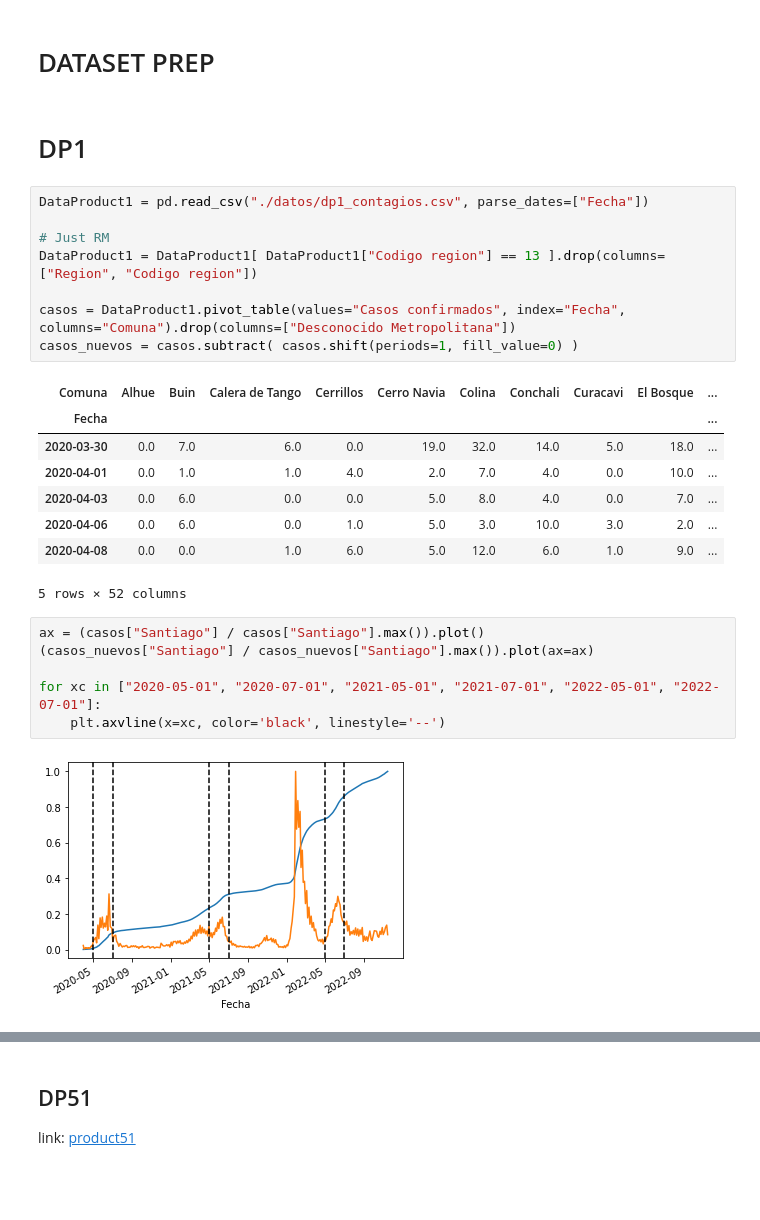
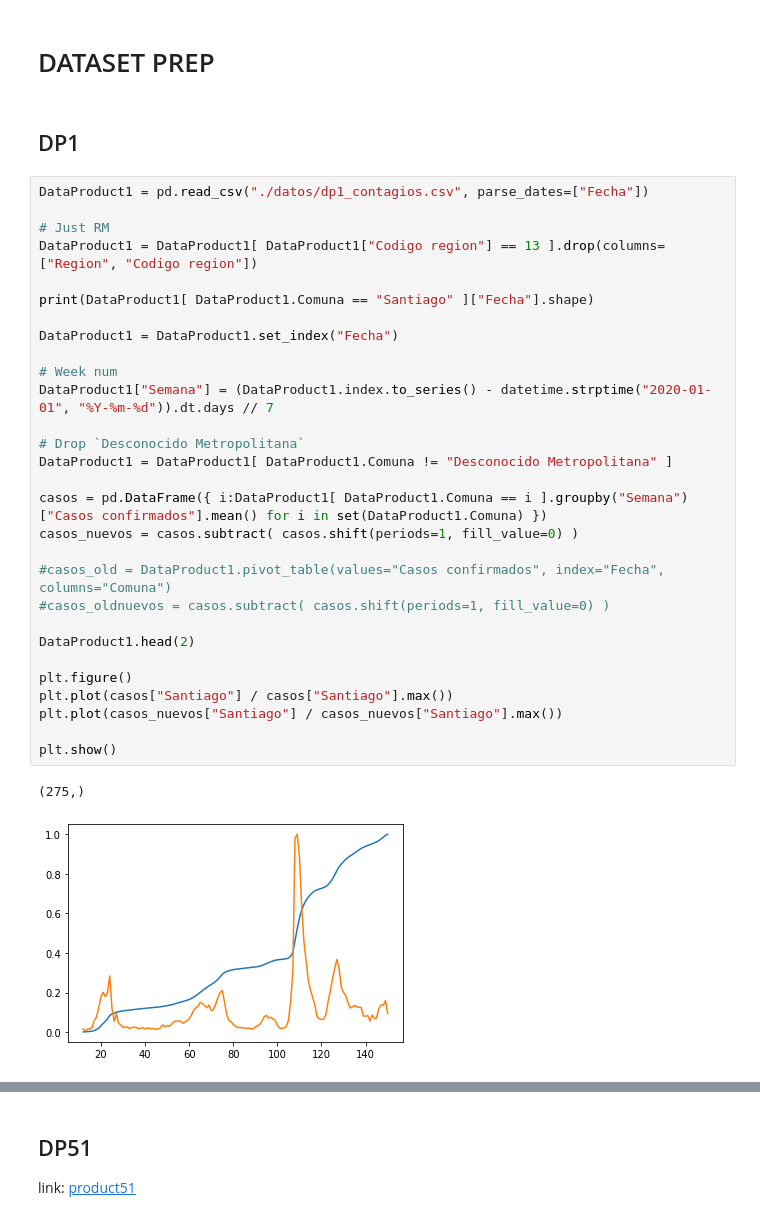
Before and after one commit to tanaxer01/mov-in-covid, a Jupyter notebook: index_calcs.ipynb, the cells around one changed output, grey strips where cells are left out. Saved outputs shown, nothing was run; the diff lists cells and outputs as text; blank space fills up the shorter version.

```diff
--- a/index_calcs.ipynb
+++ b/index_calcs.ipynb
@@ -34,29 +33,36 @@ for name, url in datasets.items():
 # %% [markdown]
 # DATASET PREP
 # %% [markdown]
-# DP1
+## DP1
 # %%
 DataProduct1 = pd.read_csv("./datos/dp1_contagios.csv", parse_dates=["Fecha"])
 
 # Just RM
 DataProduct1 = DataProduct1[ DataProduct1["Codigo region"] == 13 ].drop(columns=["Region", "Codigo region"])
 
-casos = DataProduct1.pivot_table(values="Casos confirmados", index="Fecha", columns="Comuna").drop(columns=["Desconocido Metropolitana"])
+print(DataProduct1[ DataProduct1.Comuna == "Santiago" ]["Fecha"].shape)
+
+DataProduct1 = DataProduct1.set_index("Fecha")
+
+# Week num
+DataProduct1["Semana"] = (DataProduct1.index.to_series() - datetime.strptime("2020-01-01", "%Y-%m-%d")).dt.days // 7
+
+# Drop `Desconocido Metropolitana`
+DataProduct1 = DataProduct1[ DataProduct1.Comuna != "Desconocido Metropolitana" ]
+
+casos = pd.DataFrame({ i:DataProduct1[ DataProduct1.Comuna == i ].groupby("Semana")["Casos confirmados"].mean() for i in set(DataProduct1.Comuna) })
 casos_nuevos = casos.subtract( casos.shift(periods=1, fill_value=0) )
+
+#casos_old = DataProduct1.pivot_table(values="Casos confirmados", index="Fecha", columns="Comuna")
+#casos_oldnuevos = casos.subtract( casos.shift(periods=1, fill_value=0) )
+
+DataProduct1.head(2)
+
+plt.figure()
+plt.plot(casos["Santiago"] / casos["Santiago"].max())
+plt.plot(casos_nuevos["Santiago"] / casos_nuevos["Santiago"].max())
+
+plt.show()
 # %% [output]
-| Comuna | Alhue | Buin | Calera de Tango | Cerrillos | Cerro Navia | Colina | Conchali | Curacavi | El Bosque | ... |
-| Fecha |  |  |  |  |  |  |  |  |  | ... |
-| 2020-03-30 | 0.0 | 7.0 | 6.0 | 0.0 | 19.0 | 32.0 | 14.0 | 5.0 | 18.0 | ... |
-| 2020-04-01 | 0.0 | 1.0 | 1.0 | 4.0 | 2.0 | 7.0 | 4.0 | 0.0 | 10.0 | ... |
-| 2020-04-03 | 0.0 | 6.0 | 0.0 | 0.0 | 5.0 | 8.0 | 4.0 | 0.0 | 7.0 | ... |
-| 2020-04-06 | 0.0 | 6.0 | 0.0 | 1.0 | 5.0 | 3.0 | 10.0 | 3.0 | 2.0 | ... |
-| 2020-04-08 | 0.0 | 0.0 | 1.0 | 6.0 | 5.0 | 12.0 | 6.0 | 1.0 | 9.0 | ... |
-5 rows × 52 columns
+(275,)
+[figure, added]
-# %%
-ax = (casos["Santiago"] / casos["Santiago"].max()).plot()
-(casos_nuevos["Santiago"] / casos_nuevos["Santiago"].max()).plot(ax=ax)
-
-for xc in ["2020-05-01", "2020-07-01", "2021-05-01", "2021-07-01", "2022-05-01", "2022-07-01"]:
-    plt.axvline(x=xc, color='black', linestyle='--')
-# %% [output]
-[figure, removed]
```
Also changed, not shown: parts of 17 cells of this notebook.
